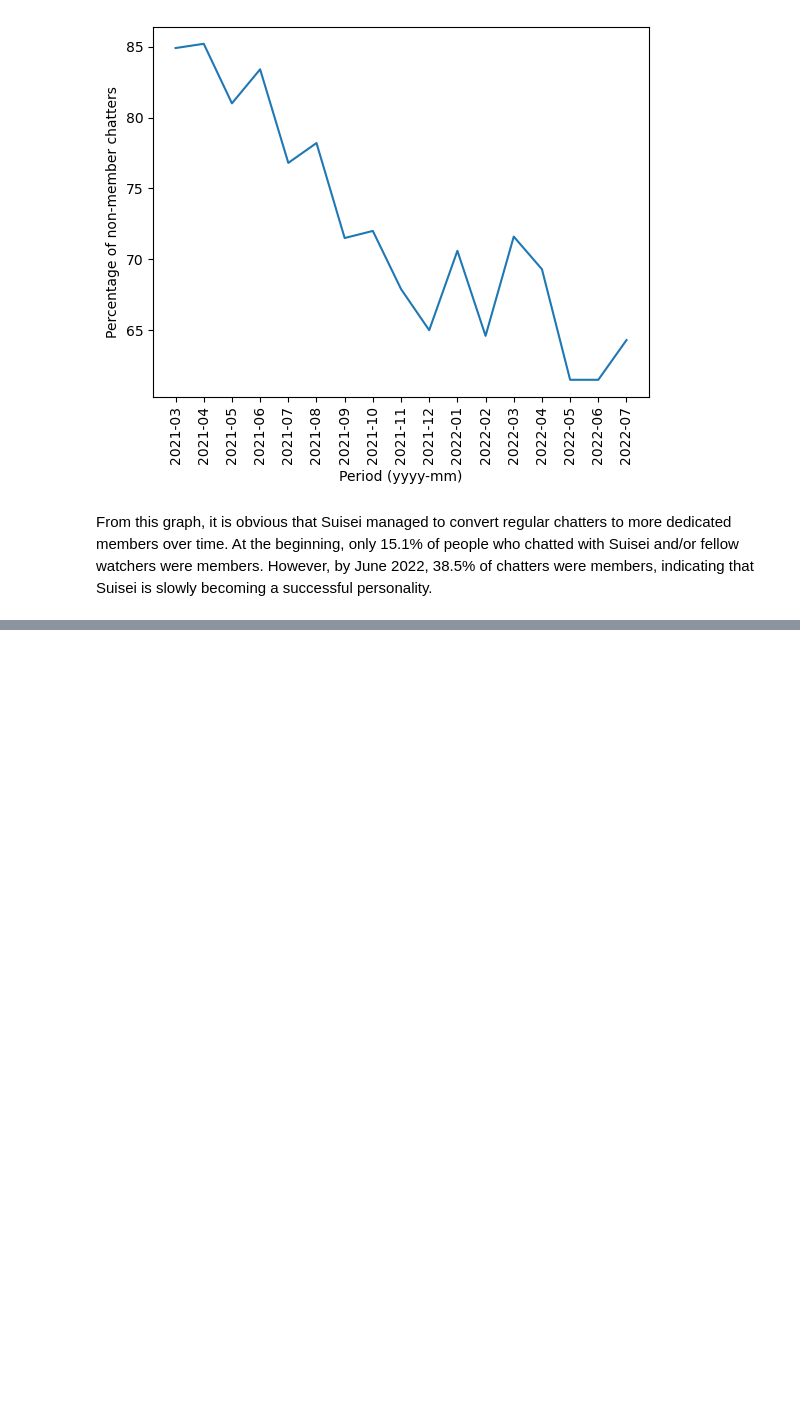
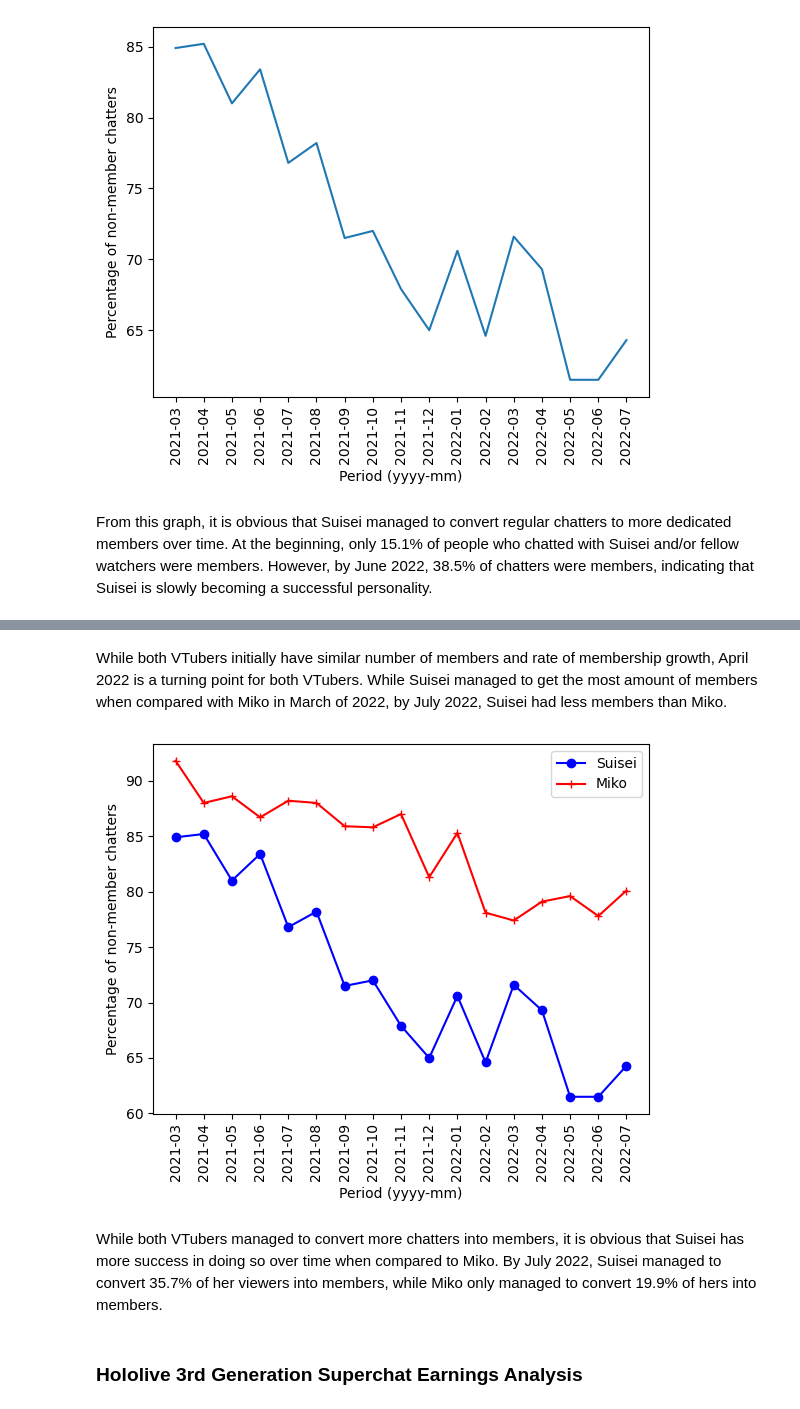
Before and after one commit to falconpunch082/industry-application, a Jupyter notebook: VTuber Statistics - Entertainment/vtuber-stats.ipynb, the cells around one changed output, grey strips where cells are left out. Drawn from its saved outputs; the diff is of its cells as text; code cells hidden in the pictures; blank space fills up the shorter version.

Commit message:
Completed superchat analysis

```diff
--- a/VTuber Statistics - Entertainment/vtuber-stats.ipynb
+++ b/VTuber Statistics - Entertainment/vtuber-stats.ipynb
@@ -373,0 +461,17 @@ From this graph, it is obvious that Suisei managed to convert regular chatters t
+# %% [markdown]
+While both VTubers initially have similar number of members and rate of membership growth, April 2022 is a turning point for both VTubers. While Suisei managed to get the most amount of members when compared with Miko in March of 2022, by July 2022, Suisei had less members than Miko.
+# %%
+# Plotting percentage of non-member chatters over period
+suisei_3 = plt.plot(suisei_chats["period"], suisei_chats["nonMemberPercentage"], color="blue", marker="o", label="Suisei")
+miko_3 = plt.plot(miko_chats["period"], miko_chats["nonMemberPercentage"], color="red", marker="+", label="Miko")
+plt.xlabel("Period (yyyy-mm)")
+plt.xticks(rotation=90)
+plt.ylabel("Percentage of non-member chatters")
+plt.legend()
+plt.show()
+# %% [output]
+[figure, added]
+# %% [markdown]
+While both VTubers managed to convert more chatters into members, it is obvious that Suisei has more success in doing so over time when compared to Miko. By July 2022, Suisei managed to convert 35.7% of her viewers into members, while Miko only managed to convert 19.9% of hers into members.
+# %% [markdown]
+### Hololive 3rd Generation Superchat Earnings Analysis
```
Also changed, not shown: parts of 20 cells of this notebook.
